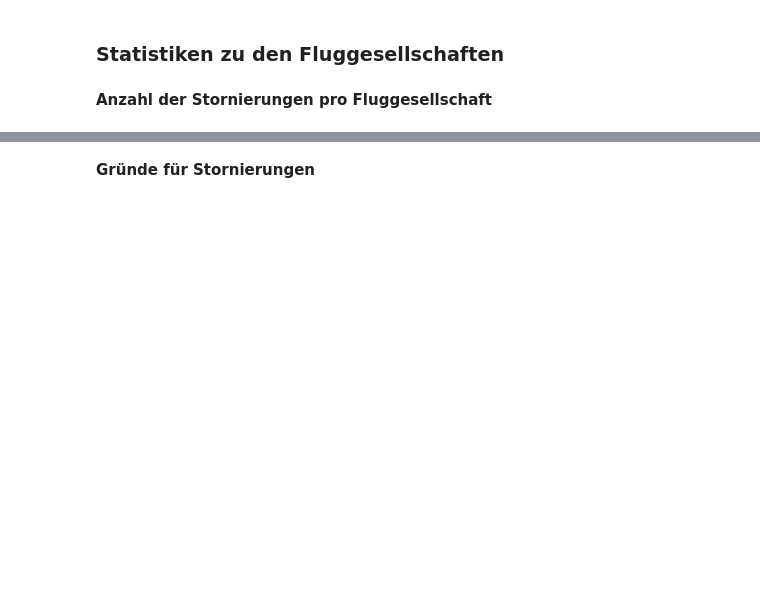
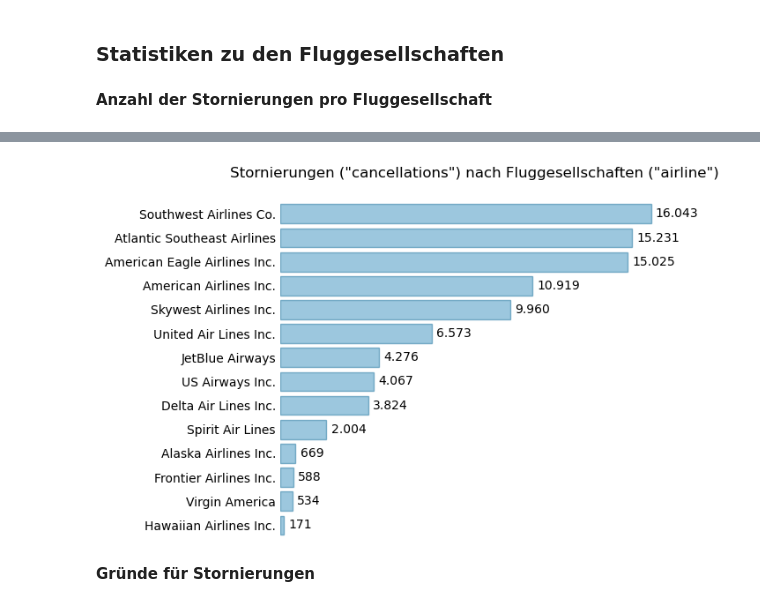
Before and after one commit to swrobuts/Flights, a Jupyter notebook: Flights.ipynb, the cells around one changed output, grey strips where cells are left out. Cells and saved outputs as stored; diff of their text form; code cells hidden in the pictures; blank space fills up the shorter version.

```diff
--- a/Flights.ipynb
+++ b/Flights.ipynb
@@ -679,10 +766,8 @@ import seaborn as sns
 import matplotlib.pyplot as plt
 import matplotlib.ticker as ticker
 
-cancellations = airlines_metrics_df[['airline', 'cancellations']]
-
 # Datframe nach Stornierungen absteigend sortiert
-cancellations_sorted = cancellations.sort_values(by="cancellations", ascending=False)
+cancellations_sorted = cancellations_summary.groupby('airline', as_index=False)['cancellations'].sum().sort_values(by='cancellations', ascending=False)
 
 # Visualisierung des DataFrames als liegendes Balkendiagramm
 plt.figure(figsize=(7, 4.5))
@@ -694,30 +779,32 @@ barplot = sns.barplot(
     color='#49a9db',  # Spezifische Farbe für die Balken
     edgecolor='#3984aa',  # Farbe der Linien der Balken
     alpha=0.6  # Angepasste Transparenz für eine klare Farbangabe
 )
 
 # Rahmen (Spines) links, oben und unten entfernen
 sns.despine(left=True, bottom=True, top=True)
 
 # Entferne die x-Achse
 barplot.get_xaxis().set_visible(False)
 
 # Entferne den Titel der y-Achse
 barplot.set_ylabel('')
 
 # Tick Marks an der y-Achse entfernen, ohne die Beschriftung zu beeinflussen
 barplot.tick_params(axis='y', which='both', length=0)  # Setzt die Länge der Tick Marks auf 0
 
 # Erhöhe den Abstand zum Balken für die Datenlabels
 label_padding = 200
 
 # Füge Datenlabels im deutschen Zahlenformat hinzu, ohne Nachkommastellen
 for index, value in enumerate(cancellations_sorted['cancellations']):
     formatted_value = "{:,.0f}".format(value).replace(",", ".")
     plt.text(value + label_padding, index, formatted_value, va='center', color='black')
 
 # Titel hinzufügen
 plt.title('Stornierungen ("cancellations") nach Fluggesellschaften ("airline")', pad=20)
 
 plt.tight_layout()
 plt.show()
+# %% [output]
+[figure, added]
```
Also changed, not shown: parts of 22 cells of this notebook, 1 other file.
